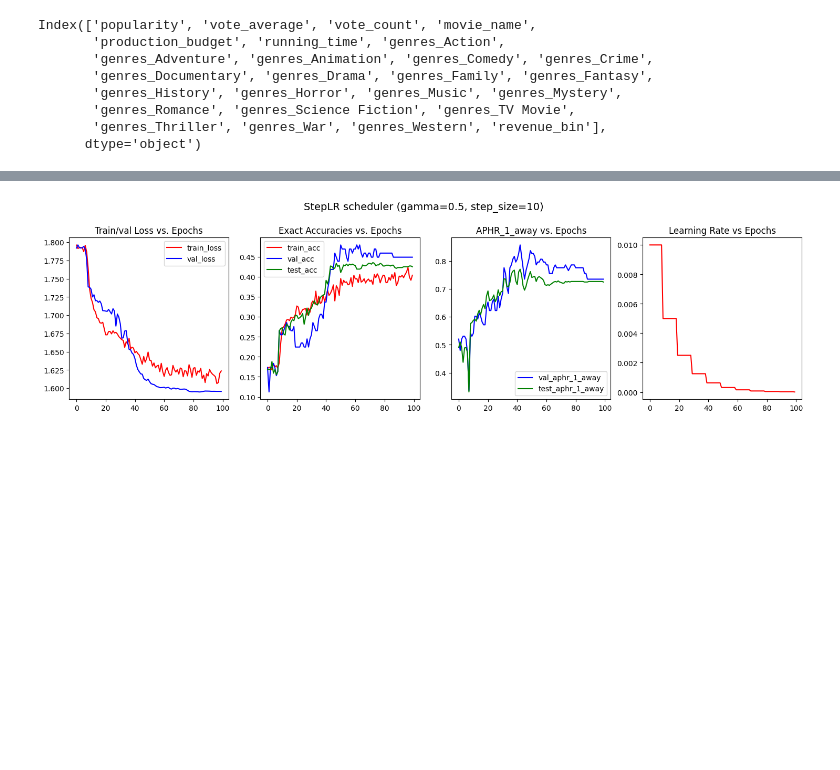
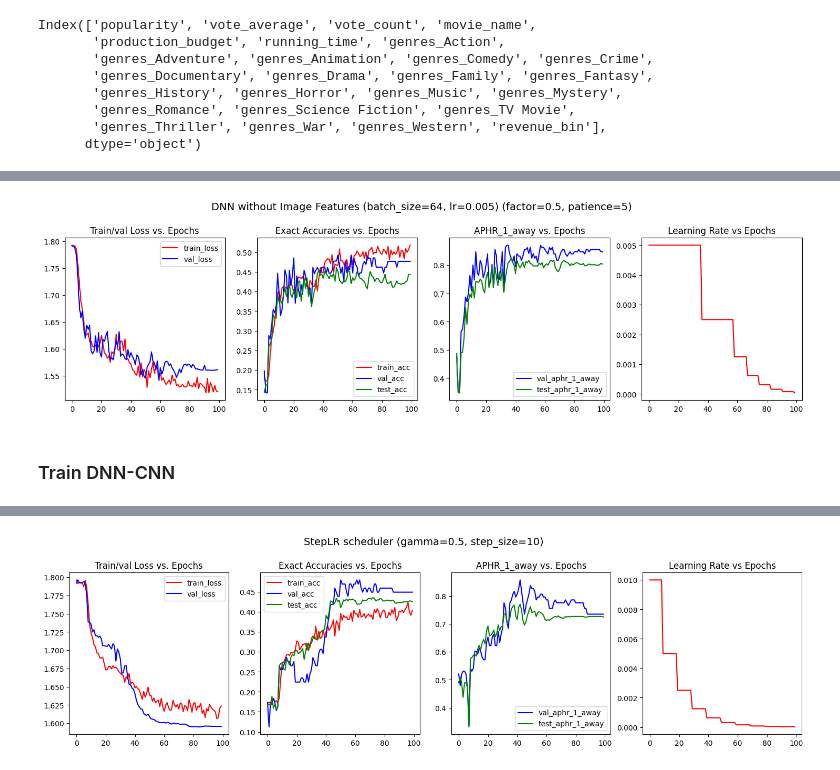
Before and after one commit to dylandao99/CSC413-Project, a Jupyter notebook: main_revenue_predictor.ipynb, the cells around one changed output, grey strips where cells are left out. Cells and saved outputs as stored; diff of their text form; code cells hidden in the pictures; blank space fills up the shorter version.

```diff
--- a/main_revenue_predictor.ipynb
+++ b/main_revenue_predictor.ipynb
@@ -673,0 +686,5 @@ train_dataset, val_dataset, test_dataset, \
+# %%
+rp_imageless = ImagelessDNN(args)
+rp_imageless = rp_imageless.to(device)
+# %%
+history = fit_one_cycle(rp_imageless, device, train_dl, val_dl, test_dl, torch.optim.Adam, train_args, 'plateau')
@@ -674,3 +709,9 @@ train_dataset, val_dataset, test_dataset, \
+# %%
+plot_history(history, "DNN without Image Features (batch_size=64, lr=0.005) (factor=0.5, patience=5)")
+# %% [output]
+[figure, added]
+# %% [markdown]
+### Train DNN-CNN
 # %%
 rp_CNN = PreTrainedResnet18(args, freeze_cnn=True)
 rp_CNN = rp_CNN.to(device) # send model to GPU
```
Also changed, not shown: parts of 41 cells of this notebook.
